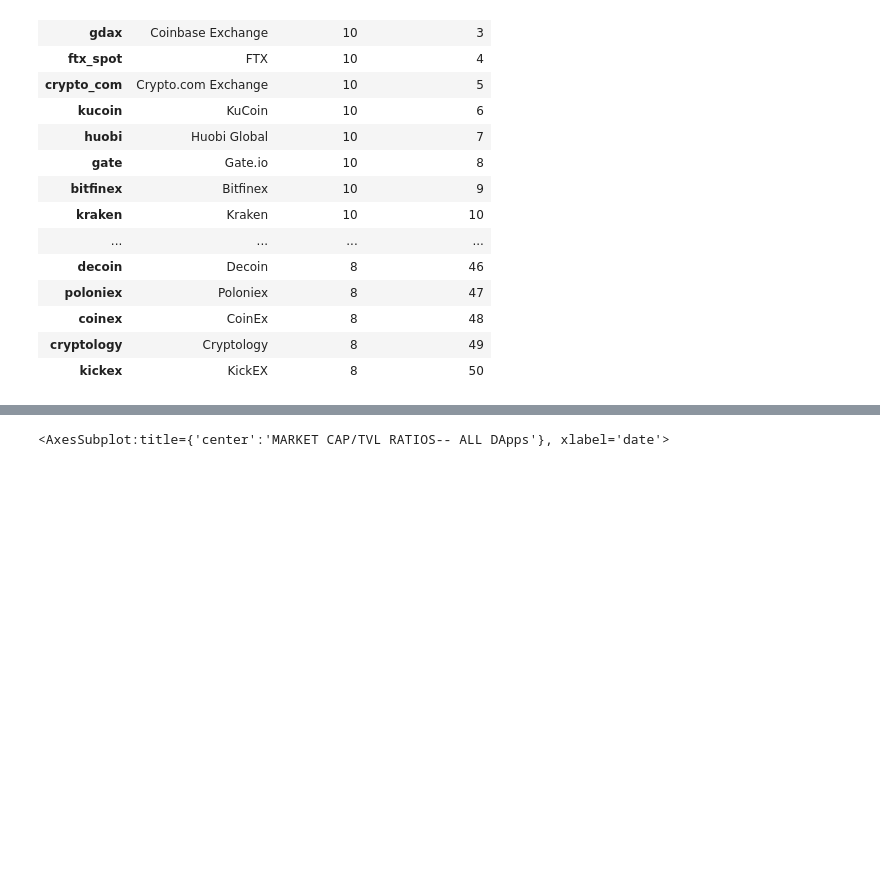
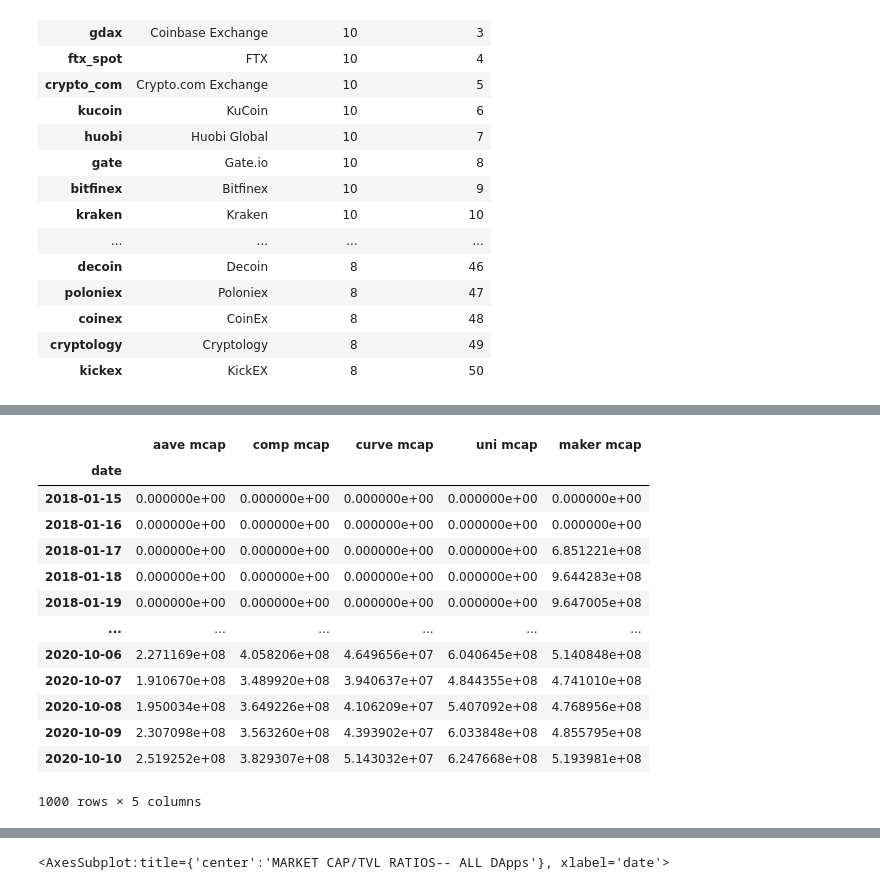
Before and after one commit to timtennyson/Defi-DApps-Investment-Analyzer, a Jupyter notebook: dataframe.ipynb, the cells around one changed output, grey strips where cells are left out. Cells and saved outputs as stored; diff of their text form; code cells hidden in the pictures; blank space fills up the shorter version.

Commit message:
Updated to include historical price dataframe, cleaned up confusing variable names, added comments

```diff
--- a/dataframe.ipynb
+++ b/dataframe.ipynb
@@ -390,0 +361,70 @@ all_coins_mcap_df.head(100)
+# %%
+#----------------------------------------------MARKET CAP----------------------------------------------------
+
+#create a dataframe for each coin's market cap and set format the date from unix to datetime:
+
+aave_market_cap_cg_df= pd.DataFrame(aave_data_cg['market_caps'])
+aave_market_cap_cg_df[0]= pd.to_datetime(aave_market_cap_cg_df[0], unit='ms')
+aave_market_cap_cg_df.columns=['date', 'aave mcap']
+aave_market_cap_cg_df.set_index('date',inplace=True)
+
+comp_market_cap_cg_df= pd.DataFrame(comp_data_cg['market_caps'])
+comp_market_cap_cg_df[0]= pd.to_datetime(comp_market_cap_cg_df[0], unit='ms')
+comp_market_cap_cg_df.columns=['date', 'comp mcap']
+comp_market_cap_cg_df.set_index('date',inplace=True)
+
+curve_market_cap_cg_df= pd.DataFrame(curve_data_cg['market_caps'])
+curve_market_cap_cg_df[0]= pd.to_datetime(curve_market_cap_cg_df[0], unit='ms')
+curve_market_cap_cg_df.columns=['date', 'curve mcap']
+curve_market_cap_cg_df.set_index('date',inplace=True)
+
+uni_market_cap_cg_df= pd.DataFrame(uni_data_cg['market_caps'])
+uni_market_cap_cg_df[0]= pd.to_datetime(uni_market_cap_cg_df[0], unit='ms')
+uni_market_cap_cg_df.columns=['date', 'uni mcap']
+uni_market_cap_cg_df.set_index('date',inplace=True)
+
+maker_market_cap_cg_df= pd.DataFrame(maker_data_cg['market_caps'])
+maker_market_cap_cg_df[0]= pd.to_datetime(maker_market_cap_cg_df[0], unit='ms')
+maker_market_cap_cg_df.columns=['date', 'maker mcap']
+maker_market_cap_cg_df.set_index('date',inplace=True)
+
+#Combine the dataframes using pd.concat:
+
+all_coins_mcap_df = pd.concat(
+    [aave_market_cap_cg_df,
+     comp_market_cap_cg_df,
+     curve_market_cap_cg_df,
+     uni_market_cap_cg_df,
+     maker_market_cap_cg_df],
+    axis=1
+)
+
+#group the data by date and drop duplicates
+
+all_coins_mcap_df.groupby(['date']).sum().drop_duplicates()
+
+#Assign "NaN" values to all "0" values in the dataset, then infer the previous known values
+#for all NaN values, therefore eliminating "0" values in columns and replacing them with previous values to smooth
+#out the data.
+#NOTE: Some coins did not exist at the beginning of the dataset and therefore have "0" values at the beginning of
+#their date ranges
+
+all_coins_mcap_df = all_coins_mcap_df.mask(all_coins_mcap_df==0).ffill(downcast='infer').fillna(0)
+
+#view the dataframe
+all_coins_mcap_df.head(1000)
+# %% [output]
+|  | aave mcap | comp mcap | curve mcap | uni mcap | maker mcap |
+| date |  |  |  |  |  |
+| 2018-01-15 | 0.000000e+00 | 0.000000e+00 | 0.000000e+00 | 0.000000e+00 | 0.000000e+00 |
+| 2018-01-16 | 0.000000e+00 | 0.000000e+00 | 0.000000e+00 | 0.000000e+00 | 0.000000e+00 |
+| 2018-01-17 | 0.000000e+00 | 0.000000e+00 | 0.000000e+00 | 0.000000e+00 | 6.851221e+08 |
+| 2018-01-18 | 0.000000e+00 | 0.000000e+00 | 0.000000e+00 | 0.000000e+00 | 9.644283e+08 |
+| 2018-01-19 | 0.000000e+00 | 0.000000e+00 | 0.000000e+00 | 0.000000e+00 | 9.647005e+08 |
+| ... | ... | ... | ... | ... | ... |
+| 2020-10-06 | 2.271169e+08 | 4.058206e+08 | 4.649656e+07 | 6.040645e+08 | 5.140848e+08 |
+| 2020-10-07 | 1.910670e+08 | 3.489920e+08 | 3.940637e+07 | 4.844355e+08 | 4.741010e+08 |
+| 2020-10-08 | 1.950034e+08 | 3.649226e+08 | 4.106209e+07 | 5.407092e+08 | 4.768956e+08 |
+| 2020-10-09 | 2.307098e+08 | 3.563260e+08 | 4.393902e+07 | 6.033848e+08 | 4.855795e+08 |
+| 2020-10-10 | 2.519252e+08 | 3.829307e+08 | 5.143032e+07 | 6.247668e+08 | 5.193981e+08 |
+1000 rows × 5 columns
```
Also changed, not shown: parts of 11 cells of this notebook.
